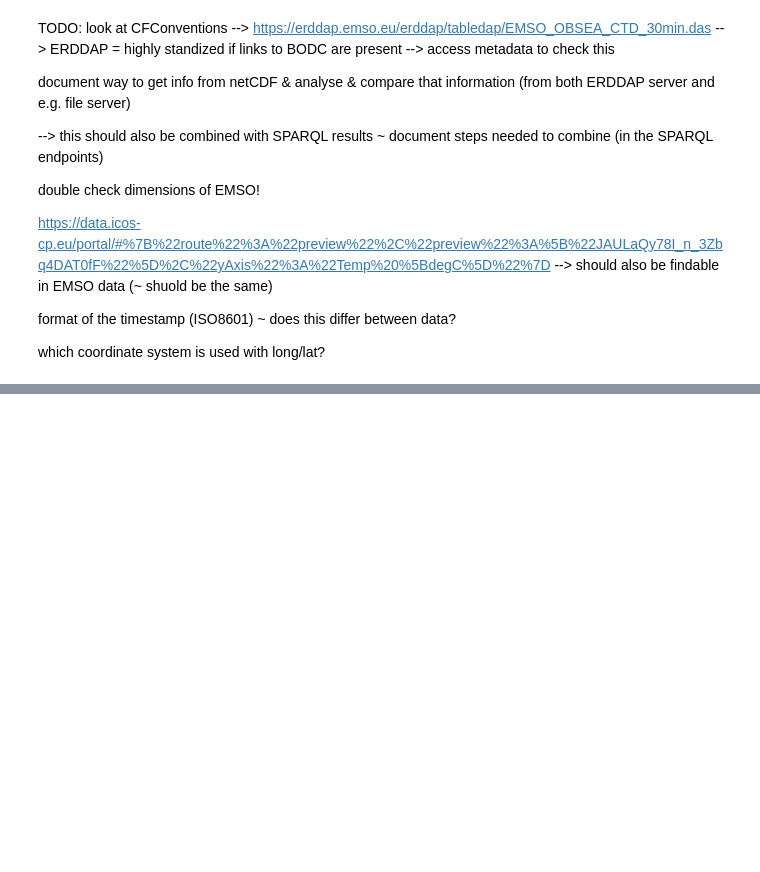
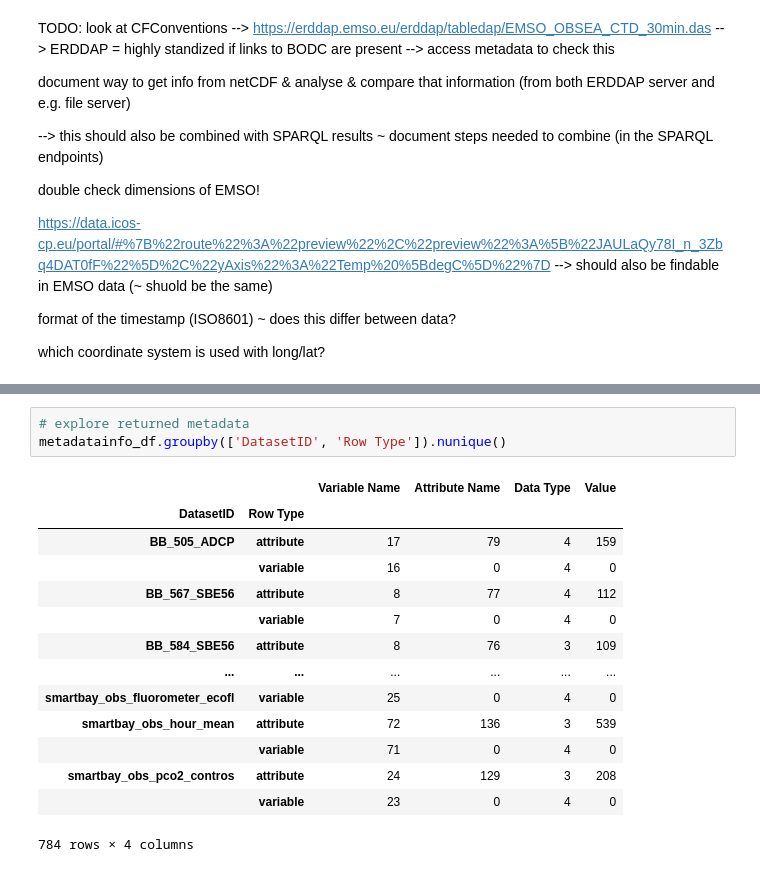
Before and after one commit to vliz-be-opsci/george-analysis, a Jupyter notebook: notebooks/interop_emso_erddap_service.ipynb, the cells around one changed output, grey strips where cells are left out. Drawn from its saved outputs; the diff is of its cells as text; blank space fills up the shorter version.

```diff
--- a/notebooks/interop_emso_erddap_service.ipynb
+++ b/notebooks/interop_emso_erddap_service.ipynb
@@ -497,0 +559,18 @@ which coordinate system is used with long/lat?
+# %%
+# explore returned metadata
+metadatainfo_df.groupby(['DatasetID', 'Row Type']).nunique()
+# %% [output]
+|  |  | Variable Name | Attribute Name | Data Type | Value |
+| DatasetID | Row Type |  |  |  |  |
+| BB_505_ADCP | attribute | 17 | 79 | 4 | 159 |
+|  | variable | 16 | 0 | 4 | 0 |
+| BB_567_SBE56 | attribute | 8 | 77 | 4 | 112 |
+|  | variable | 7 | 0 | 4 | 0 |
+| BB_584_SBE56 | attribute | 8 | 76 | 3 | 109 |
+| ... | ... | ... | ... | ... | ... |
+| smartbay_obs_fluorometer_ecofl | variable | 25 | 0 | 4 | 0 |
+| smartbay_obs_hour_mean | attribute | 72 | 136 | 3 | 539 |
+|  | variable | 71 | 0 | 4 | 0 |
+| smartbay_obs_pco2_contros | attribute | 24 | 129 | 3 | 208 |
+|  | variable | 23 | 0 | 4 | 0 |
+784 rows × 4 columns
```
Also changed, not shown: parts of 7 cells of this notebook, 14 other files.
